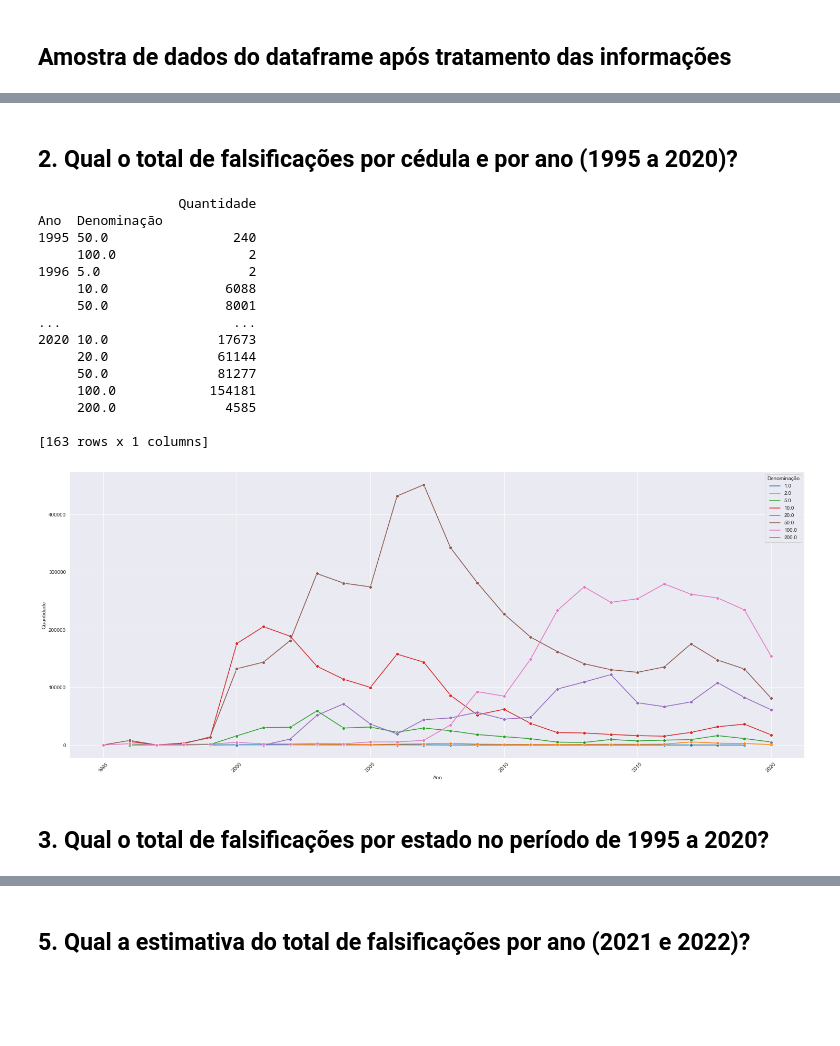
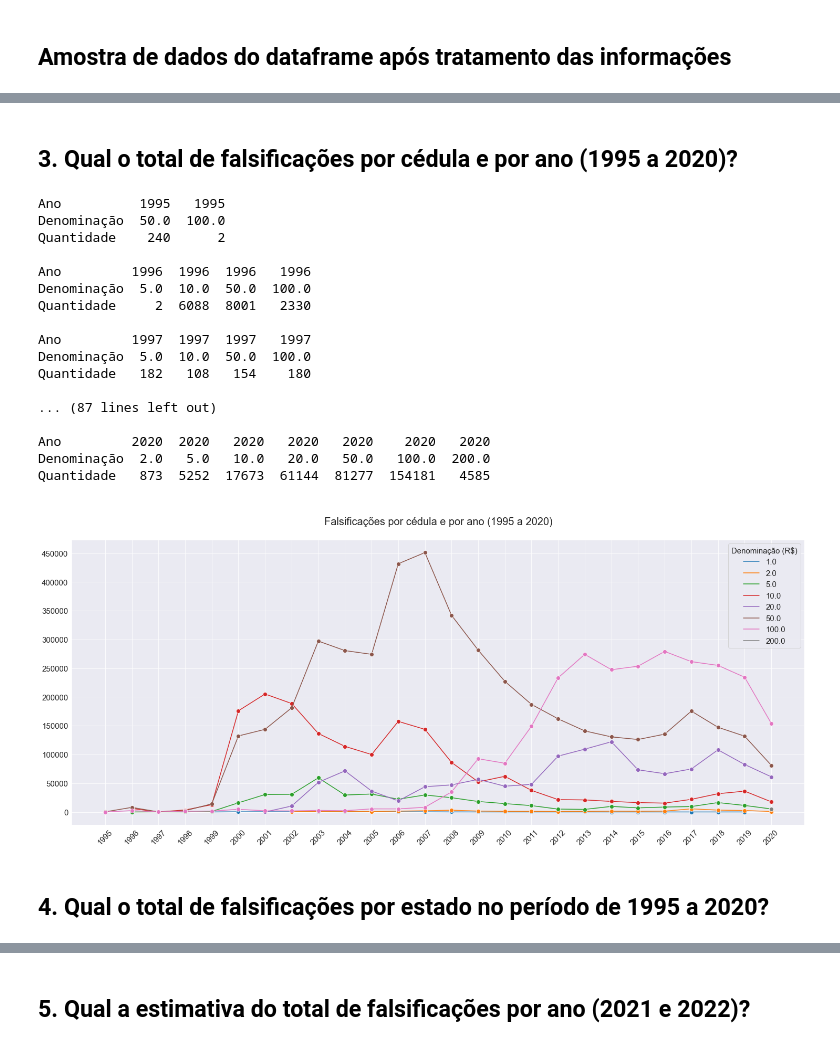
Before and after one commit to emso-exe/Falsificacao_de_cedulas_banco_central_do_brasil, a Jupyter notebook: analise_de_dados.ipynb, the cells around one changed output, grey strips where cells are left out. Cells and saved outputs as stored; diff of their text form; code cells hidden in the pictures; blank space fills up the shorter version.

```diff
--- a/analise_de_dados.ipynb
+++ b/analise_de_dados.ipynb
@@ -216,10 +258,12 @@ for i in plot.patches:
                   (i.get_x() + i.get_width() / 2, i.get_height()),
                   ha='center',
                   va='baseline',
-                  fontsize=10,
+                  fontsize=13,
                   color='black',
                   xytext=(0, 5),
                   textcoords='offset points')
+plt.xticks(size=13)
+plt.yticks(size=13)
 plt.xlabel('')
 plt.ylabel('')
 plt.title('\nFalsificações por ano (1995 a 2020)\n', fontsize=20)
@@ -246,54 +290,56 @@ Ano
 # %% [markdown]
-## 2. Qual o total de falsificações por cédula e por ano (1995 a 2020)?
+## 3. Qual o total de falsificações por cédula e por ano (1995 a 2020)?
 # %%
 df_temp = df.groupby(['Ano', 'Denominação'])['Quantidade'].sum()
 df_ano_denominacao_quantidade = pd.DataFrame(df_temp)
 
-print(df_ano_denominacao_quantidade)
-
 df_ano_denominacao_quantidade.reset_index(level=1, inplace=True, col_level=1)
 
 df_ano_denominacao_quantidade['Denominação'] = df_ano_denominacao_quantidade['Denominação'].astype('str')
+
+tabela = df_ano_denominacao_quantidade.T
+
+for i in set(tabela.columns):
+    print(tabela[i], "\n")
 
 plt.figure(figsize=(25, 10))
 plot = sns.lineplot(x=df_ano_denominacao_quantidade.index,
                     y=df_ano_denominacao_quantidade['Quantidade'],
                     hue=df_ano_denominacao_quantidade['Denominação'],
                     data=df_ano_denominacao_quantidade,
                     marker='o',
-
+                    markersize=8,
                     hue_order=['1.0', '2.0', '5.0', '10.0', '20.0', '50.0', '100.0', '200.0'])
-
-'''for i in plot.patches:
-        plot.annotate(format(i.get_height(), '.0f'),
-                  (i.get_x() + i.get_width() / 2, i.get_height()),
-                  ha='center',
-                  va='baseline',
-                  fontsize=10,
-                  color='black',
-                  xytext=(0, 5),
-                  textcoords='offset points')'''
-plt.xticks(rotation=45)
+xlabels = list(set(df_ano_denominacao_quantidade.index.tolist()))
+ylabels = np.arange(0, 500000, 50000)
+plt.xticks(xlabels, rotation=45, size=15)
+plt.yticks(ylabels, size=15)
+plt.xlabel('')
+plt.ylabel('')
+plt.title('\nFalsificações por cédula e por ano (1995 a 2020)\n', fontsize=20)
+plt.legend(fontsize=15, title='Denominação (R$)', title_fontsize=15)
 plt.show(plot)
 # %% [output]
-                  Quantidade
-Ano  Denominação
-1995 50.0                240
-     100.0                 2
-1996 5.0                   2
-     10.0               6088
-     50.0               8001
-...                      ...
-2020 10.0              17673
-     20.0              61144
-     50.0              81277
-     100.0            154181
-     200.0              4585
+Ano          1995   1995
+Denominação  50.0  100.0
+Quantidade    240      2
 
-[163 rows x 1 columns]
+Ano         1996  1996  1996   1996
+Denominação  5.0  10.0  50.0  100.0
+Quantidade     2  6088  8001   2330
+
+Ano         1997  1997  1997   1997
+Denominação  5.0  10.0  50.0  100.0
+Quantidade   182   108   154    180
+
+... (87 lines left out)
+
+Ano         2020  2020   2020   2020   2020    2020   2020
+Denominação  2.0   5.0   10.0   20.0   50.0   100.0  200.0
+Quantidade   873  5252  17673  61144  81277  154181   4585
-[figure, old version]
+[figure, new version]
 # %% [markdown]
-## 3. Qual o total de falsificações por estado no período de 1995 a 2020?
+## 4. Qual o total de falsificações por estado no período de 1995 a 2020?
 # %%
 df_temp = df.groupby(['Estado'])['Quantidade'].sum()
 df_estado_quantidade = pd.DataFrame(df_temp)
```
Also changed, not shown: parts of 11 cells of this notebook.
